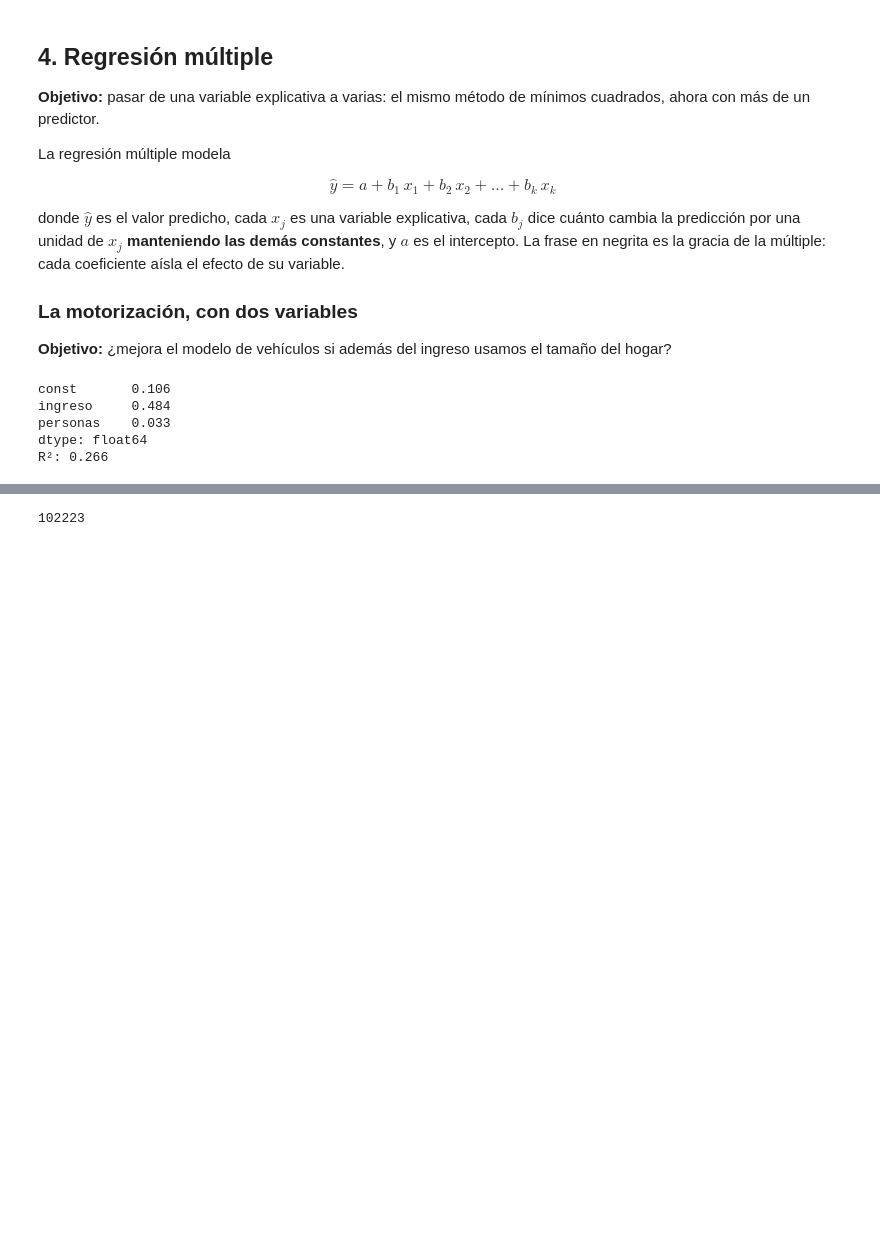
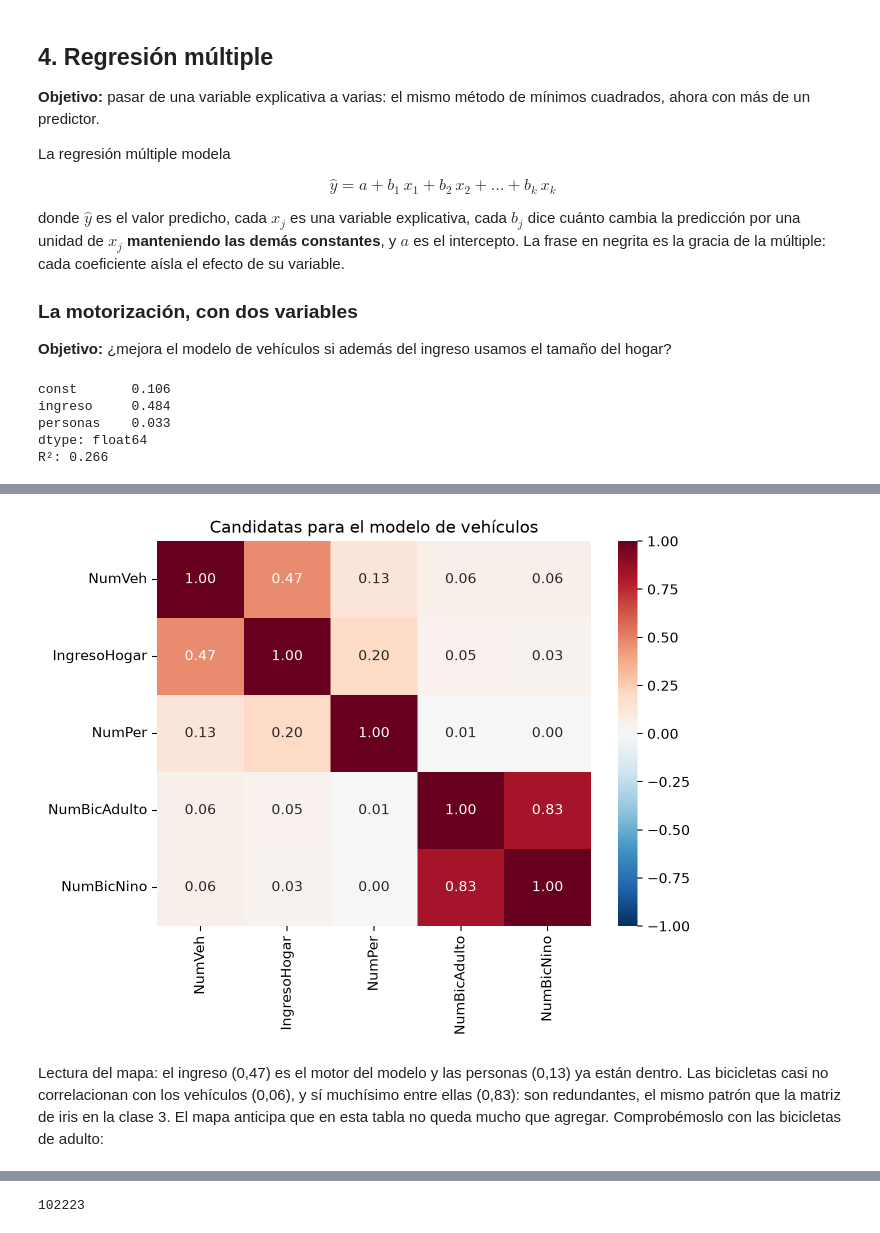
Before and after one commit to daniopitz/diplomado-cdd, a Jupyter notebook: 04_regresion_multiple_colab.ipynb, the cells around one changed output, grey strips where cells are left out. Saved outputs shown, nothing was run; the diff lists cells and outputs as text; code cells hidden in the pictures; blank space fills up the shorter version.

```diff
--- a/04_regresion_multiple_colab.ipynb
+++ b/04_regresion_multiple_colab.ipynb
@@ -471,7 +473,8 @@ donde $\hat{y}$ es el valor predicho, cada $x_j$ es una variable explicativa, ca
 
 **Objetivo:** ¿mejora el modelo de vehículos si además del ingreso usamos el tamaño del hogar?
 # %%
-h2 = hogares.dropna(subset=["IngresoHogar", "NumVeh", "NumPer", "Factor"]).copy()
+h2 = hogares.dropna(subset=["IngresoHogar", "NumVeh", "NumPer",
+                            "NumBicAdulto", "NumBicNino", "Factor"]).copy()
 
 # Dos explicativas: el ingreso (millones) y las personas del hogar
 X = sm.add_constant(pd.DataFrame({
@@ -490,0 +524,13 @@ R²: 0.266
+# %%
+candidatas = ["NumVeh", "IngresoHogar", "NumPer", "NumBicAdulto", "NumBicNino"]
+matriz = h2[candidatas].corr()
+
+fig, ax = plt.subplots(figsize=(7, 5))
+sns.heatmap(matriz, annot=True, fmt=".2f", cmap="RdBu_r",
+            vmin=-1, vmax=1, ax=ax)
+ax.set_title("Candidatas para el modelo de vehículos")
+plt.show()
+# %% [output]
+[figure, added]
+# %% [markdown]
+Lectura del mapa: el ingreso (0,47) es el motor del modelo y las personas (0,13) ya están dentro. Las bicicletas casi no correlacionan con los vehículos (0,06), y sí muchísimo entre ellas (0,83): son redundantes, el mismo patrón que la matriz de iris en la clase 3. El mapa anticipa que en esta tabla no queda mucho que agregar. Comprobémoslo con las bicicletas de adulto:
```
Also changed, not shown: parts of 6 cells of this notebook, 3 other files.
